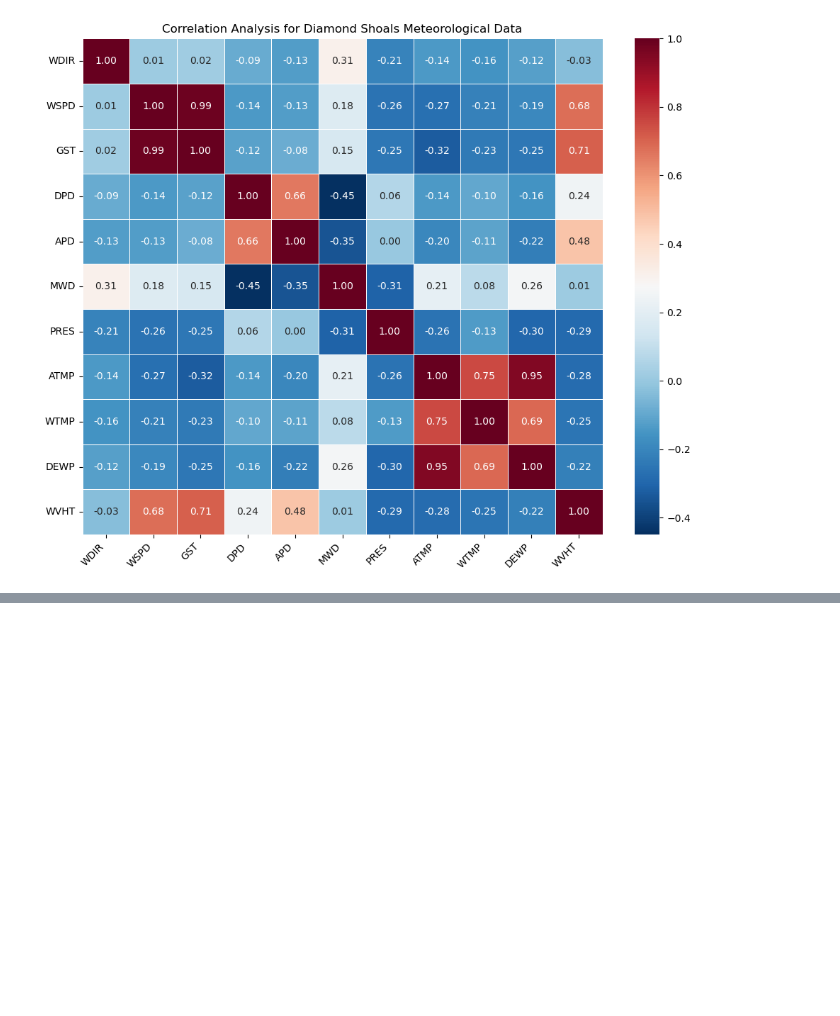
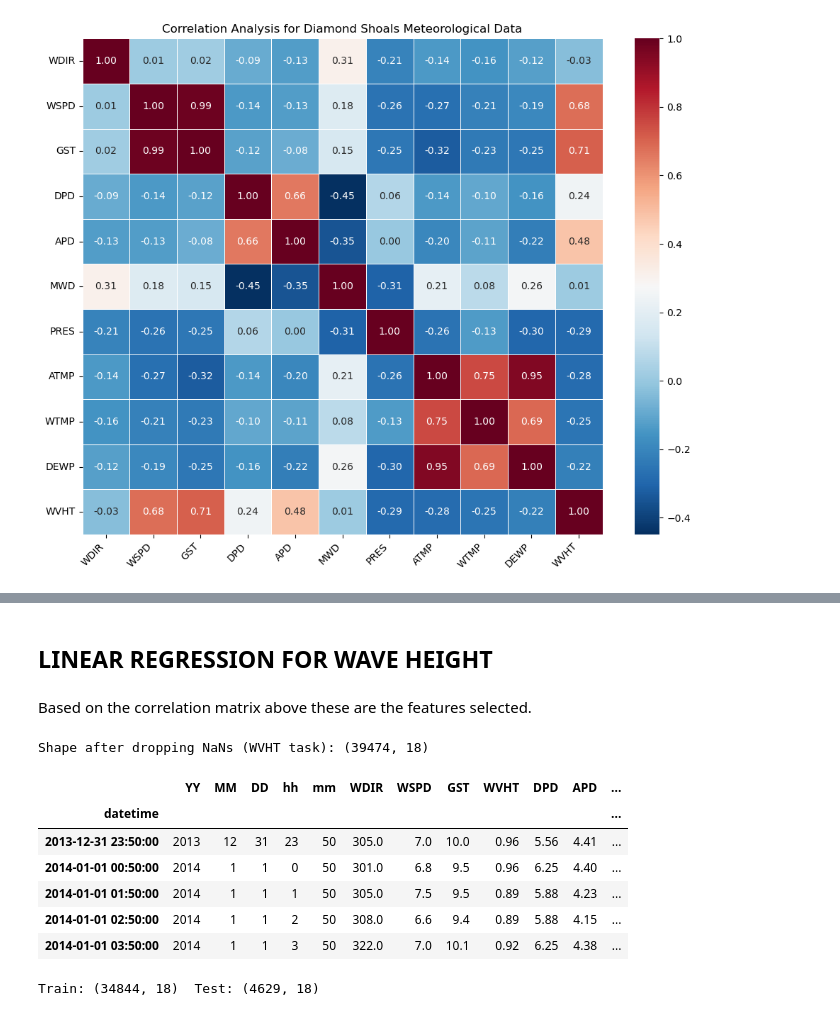
Before and after one commit to RichelCode/Wave-Energy-Forecasting, a Jupyter notebook: Wave Analysis.ipynb, the cells around one changed output, grey strips where cells are left out. Cells and saved outputs as stored; diff of their text form; code cells hidden in the pictures; blank space fills up the shorter version.

```diff
--- a/Wave Analysis.ipynb
+++ b/Wave Analysis.ipynb
@@ -329,0 +318,4 @@ plt.show()
+# %% [markdown]
+## LINEAR REGRESSION FOR WAVE HEIGHT
+# %% [markdown]
+Based on the correlation matrix above these are the features selected.
@@ -329,0 +337,27 @@ plt.show()
+# %%
+# Target 1: WVHT
+target = "WVHT"
+
+# Feature set (based on your correlation matrix)
+features = ["WSPD", "GST", "APD", "PRES", "ATMP"]
+# %%
+data_wvht = wave_data.dropna(subset=features + [target]).copy()
+
+print("Shape after dropping NaNs (WVHT task):", data_wvht.shape)
+data_wvht.head()
+# %% [output]
+Shape after dropping NaNs (WVHT task): (39474, 18)
+|  | YY | MM | DD | hh | mm | WDIR | WSPD | GST | WVHT | DPD | APD | ... |
+| datetime |  |  |  |  |  |  |  |  |  |  |  | ... |
+| 2013-12-31 23:50:00 | 2013 | 12 | 31 | 23 | 50 | 305.0 | 7.0 | 10.0 | 0.96 | 5.56 | 4.41 | ... |
+| 2014-01-01 00:50:00 | 2014 | 1 | 1 | 0 | 50 | 301.0 | 6.8 | 9.5 | 0.96 | 6.25 | 4.40 | ... |
+| 2014-01-01 01:50:00 | 2014 | 1 | 1 | 1 | 50 | 305.0 | 7.5 | 9.5 | 0.89 | 5.88 | 4.23 | ... |
+| 2014-01-01 02:50:00 | 2014 | 1 | 1 | 2 | 50 | 308.0 | 6.6 | 9.4 | 0.89 | 5.88 | 4.15 | ... |
+| 2014-01-01 03:50:00 | 2014 | 1 | 1 | 3 | 50 | 322.0 | 7.0 | 10.1 | 0.92 | 6.25 | 4.38 | ... |
+# %%
+train_df = data_wvht.loc["2014-01-01":"2018-12-31"]
+test_df  = data_wvht.loc["2019-01-01":"2019-12-31"]
+
+print("Train:", train_df.shape, " Test:", test_df.shape)
+# %% [output]
+Train: (34844, 18)  Test: (4629, 18)
```
Also changed, not shown: parts of 8 cells of this notebook.
